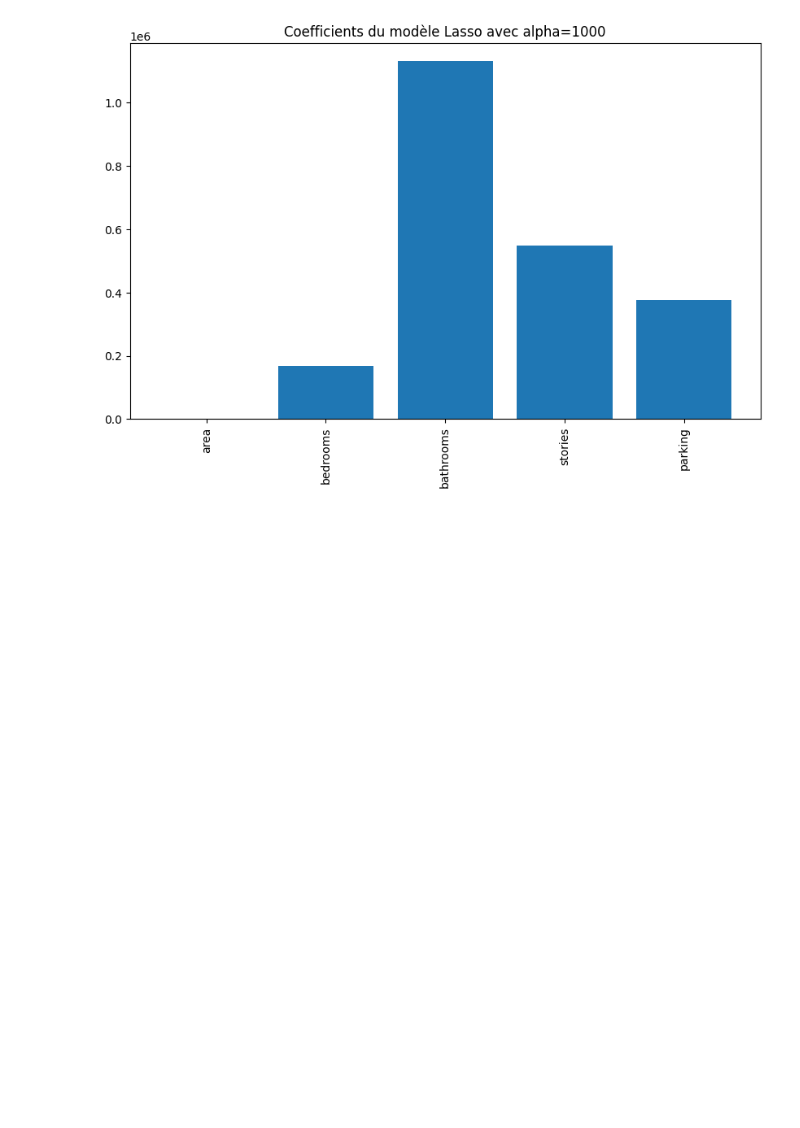
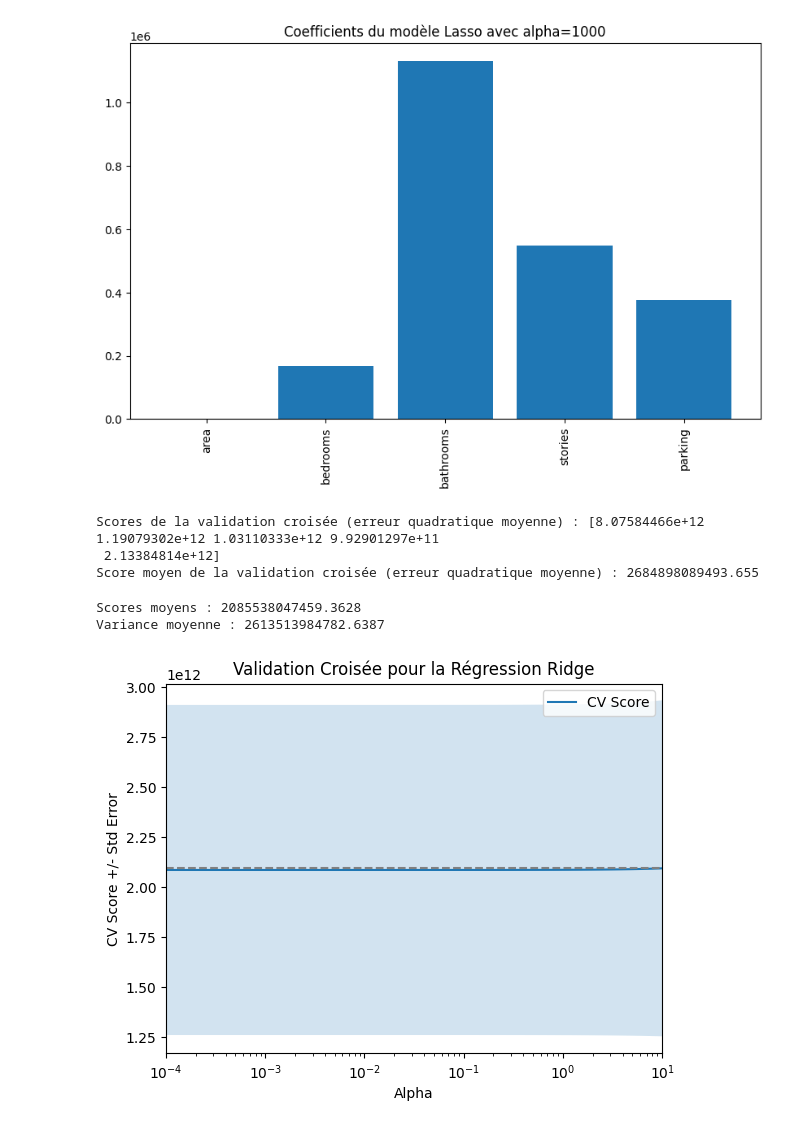
Before and after one commit to Ewnn/MachineLearning, a Jupyter notebook: RegressionRegularizationMethods/main.ipynb, the cells around one changed output. Saved outputs shown, nothing was run; the diff lists cells and outputs as text; code cells hidden in the pictures; blank space fills up the shorter version.

```diff
--- a/RegressionRegularizationMethods/main.ipynb
+++ b/RegressionRegularizationMethods/main.ipynb
@@ -107,3 +107,79 @@ Coefficients du modèle Lasso avec alpha=1.0 : [3.31115868e+02 1.67809035e+05 1.
 Coefficients du modèle Lasso avec alpha=1000 : [3.31488193e+02 1.67059545e+05 1.13052244e+06 5.47454899e+05
  3.76360169e+05]
 [figure]
+# %%
+from sklearn.model_selection import cross_val_score
+import numpy as np
+
+# Ajouter une validation croisée pour le modèle Lasso
+cv_scores = cross_val_score(model, X, y, cv=5, scoring='neg_mean_squared_error')
+
+# Convertir les scores négatifs en positifs pour obtenir l'erreur quadratique moyenne
+cv_scores = np.abs(cv_scores)
+
+# Afficher les scores de la validation croisée (erreur quadratique moyenne)
+print("Scores de la validation croisée (erreur quadratique moyenne) :", cv_scores)
+print("Score moyen de la validation croisée (erreur quadratique moyenne) :", cv_scores.mean())
+# %% [output]
+Scores de la validation croisée (erreur quadratique moyenne) : [8.07584466e+12 1.19079302e+12 1.03110333e+12 9.92901297e+11
+ 2.13384814e+12]
+Score moyen de la validation croisée (erreur quadratique moyenne) : 2684898089493.655
+# %%
+from sklearn.linear_model import Ridge
+from sklearn.model_selection import cross_val_score
+import numpy as np
+import matplotlib.pyplot as plt
+from sklearn.preprocessing import StandardScaler
+
+# Définir une plage de valeurs alpha
+alpha_space = np.logspace(-4, 1, 50)
+
+# Créer des listes pour stocker les résultats
+cv_scores = []
+cv_scores_std = []
+
+# Normalisation des données
+scaler = StandardScaler()
+X_scaled = scaler.fit_transform(X)
+
+# Boucle sur les différentes valeurs d'alpha
+for alpha in alpha_space:
+    ridge_model = Ridge(alpha=alpha)
+    scores = cross_val_score(ridge_model, X_scaled, y, cv=10, scoring='neg_mean_squared_error')
+
+    # Calculer la moyenne et l'écart-type des scores pour chaque alpha
+    cv_scores.append(np.mean(np.abs(scores)))  # Utilisation de la moyenne des erreurs quadratiques
+    cv_scores_std.append(np.std(np.abs(scores)))  # Écart-type des erreurs quadratiques
+
+# Calcul des scores moyens et de la variance
+mean_score = np.mean(cv_scores)
+mean_variance = np.mean(cv_scores_std)
+
+# Afficher les scores moyens et la variance moyenne
+print(f"Scores moyens : {mean_score}")
+print(f"Variance moyenne : {mean_variance}")
+
+# Fonction pour afficher le plot
+def display_plot(cv_scores, cv_scores_std):
+    fig = plt.figure()
+    ax = fig.add_subplot(1, 1, 1)
+    ax.plot(alpha_space, cv_scores, label="CV Score")
+
+    std_error = np.array(cv_scores_std) / np.sqrt(10)
+
+    ax.fill_between(alpha_space, np.array(cv_scores) + std_error, np.array(cv_scores) - std_error, alpha=0.2)
+    ax.set_ylabel('CV Score +/- Std Error')
+    ax.set_xlabel('Alpha')
+    ax.axhline(np.max(cv_scores), linestyle='--', color='.5')
+    ax.set_xlim([alpha_space[0], alpha_space[-1]])
+    ax.set_xscale('log')
+    plt.title('Validation Croisée pour la Régression Ridge')
+    plt.legend()
+    plt.show()
+
+# Afficher le graphique
+display_plot(cv_scores, cv_scores_std)
+# %% [output]
+Scores moyens : 2085538047459.3628
+Variance moyenne : 2613513984782.6387
+[figure, added]
```
